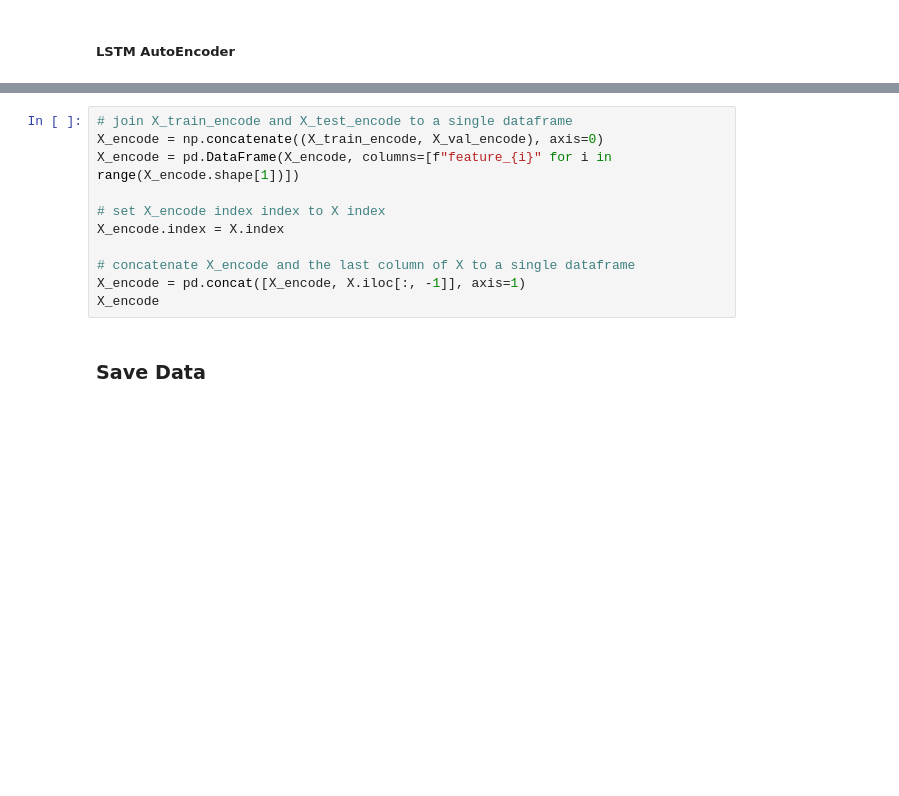
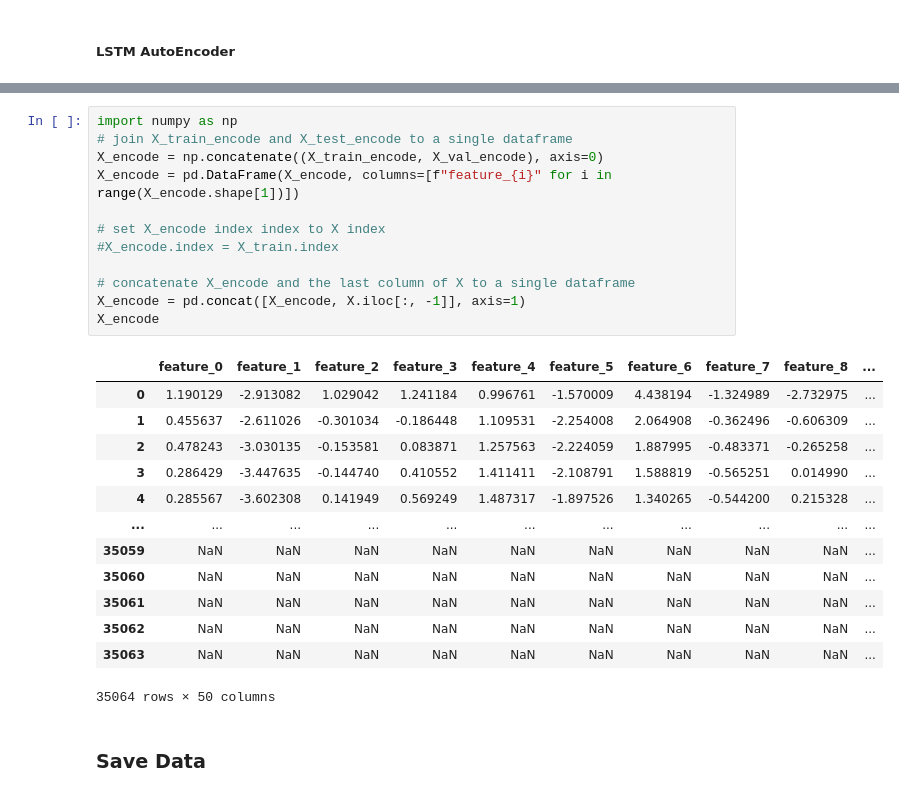
Before and after one commit to AndreCatarino/Energy-Price-Forecasting, a Jupyter notebook: docs/03_data_preparation.ipynb, the cells around one changed output, grey strips where cells are left out. Cells and saved outputs as stored; diff of their text form; blank space fills up the shorter version.

```diff
--- a/docs/03_data_preparation.ipynb
+++ b/docs/03_data_preparation.ipynb
@@ -475,14 +501,29 @@ X_val_encode = encoder.predict(X_val)
 # %%
+import numpy as np
 # join X_train_encode and X_test_encode to a single dataframe
 X_encode = np.concatenate((X_train_encode, X_val_encode), axis=0)
 X_encode = pd.DataFrame(X_encode, columns=[f"feature_{i}" for i in range(X_encode.shape[1])])
 
 # set X_encode index index to X index
-X_encode.index = X.index
+#X_encode.index = X_train.index
 
 # concatenate X_encode and the last column of X to a single dataframe
 X_encode = pd.concat([X_encode, X.iloc[:, -1]], axis=1)
 X_encode
+# %% [output]
+|  | feature_0 | feature_1 | feature_2 | feature_3 | feature_4 | feature_5 | feature_6 | feature_7 | feature_8 | ... |
+| 0 | 1.190129 | -2.913082 | 1.029042 | 1.241184 | 0.996761 | -1.570009 | 4.438194 | -1.324989 | -2.732975 | ... |
+| 1 | 0.455637 | -2.611026 | -0.301034 | -0.186448 | 1.109531 | -2.254008 | 2.064908 | -0.362496 | -0.606309 | ... |
+| 2 | 0.478243 | -3.030135 | -0.153581 | 0.083871 | 1.257563 | -2.224059 | 1.887995 | -0.483371 | -0.265258 | ... |
+| 3 | 0.286429 | -3.447635 | -0.144740 | 0.410552 | 1.411411 | -2.108791 | 1.588819 | -0.565251 | 0.014990 | ... |
+| 4 | 0.285567 | -3.602308 | 0.141949 | 0.569249 | 1.487317 | -1.897526 | 1.340265 | -0.544200 | 0.215328 | ... |
+| ... | ... | ... | ... | ... | ... | ... | ... | ... | ... | ... |
+| 35059 | NaN | NaN | NaN | NaN | NaN | NaN | NaN | NaN | NaN | ... |
+| 35060 | NaN | NaN | NaN | NaN | NaN | NaN | NaN | NaN | NaN | ... |
+| 35061 | NaN | NaN | NaN | NaN | NaN | NaN | NaN | NaN | NaN | ... |
+| 35062 | NaN | NaN | NaN | NaN | NaN | NaN | NaN | NaN | NaN | ... |
+| 35063 | NaN | NaN | NaN | NaN | NaN | NaN | NaN | NaN | NaN | ... |
+35064 rows × 50 columns
 # %% [markdown]
 ### Save Data
 # %%
```
Also changed, not shown: parts of 4 cells of this notebook, 10 other files.
